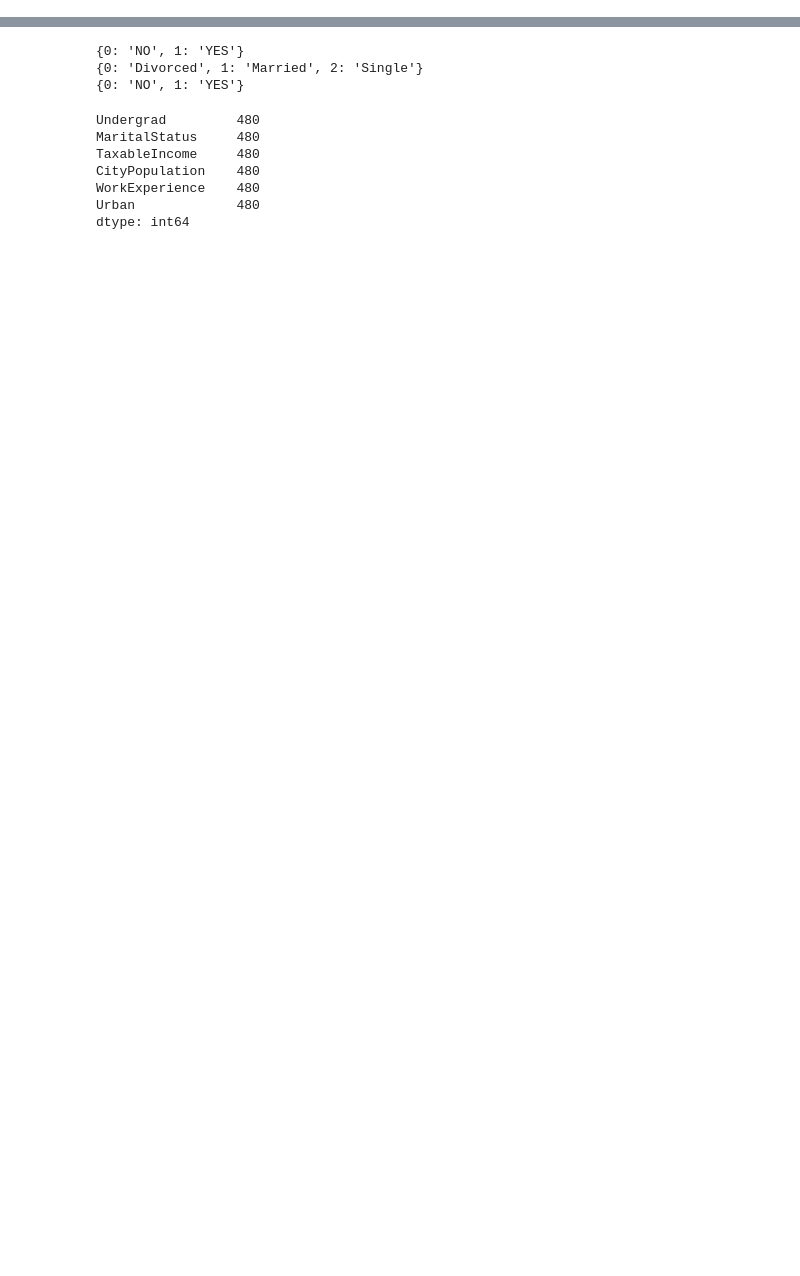
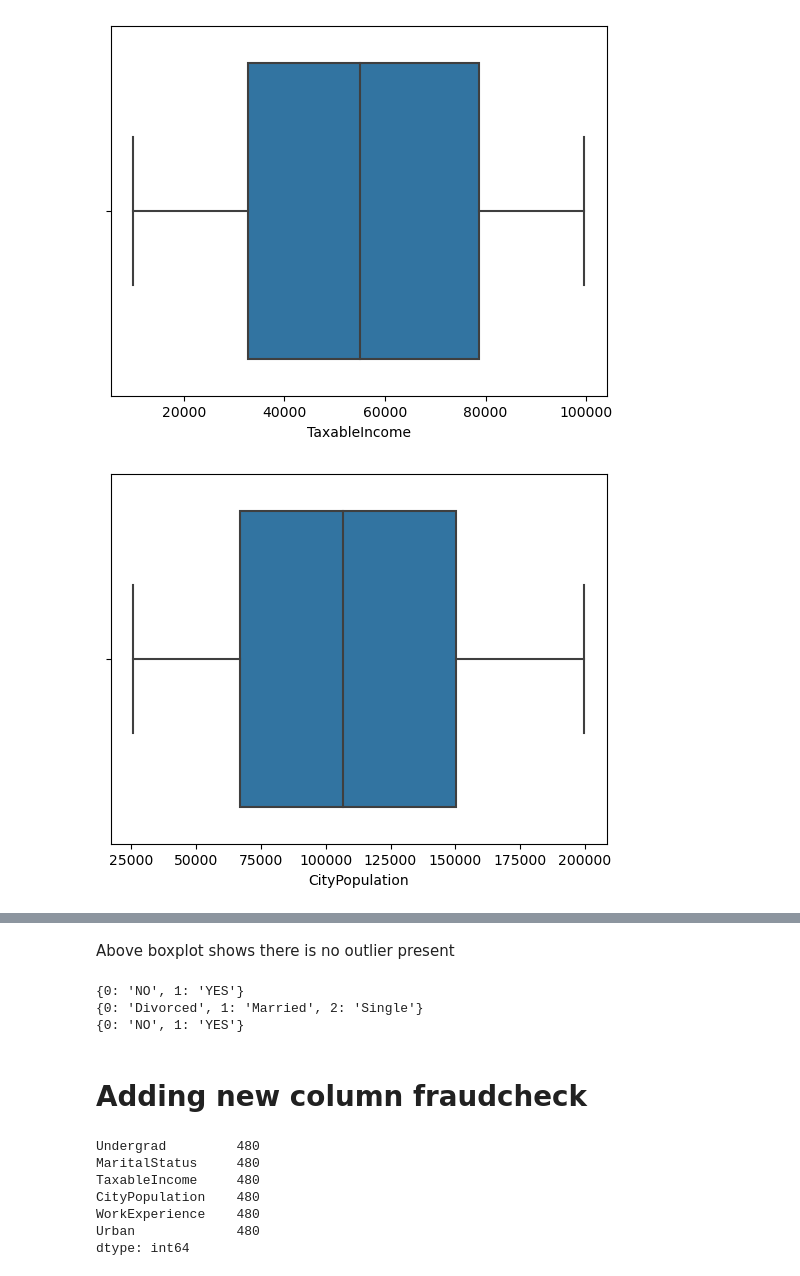
Before and after one commit to Apoorva023/Excelr-Assignment, a Jupyter notebook: Decision tree/Decision Tree Fraud Check.ipynb, the cells around one changed output, grey strips where cells are left out. Cells and saved outputs as stored; diff of their text form; code cells hidden in the pictures; blank space fills up the shorter version.

```diff
--- a/Decision tree/Decision Tree Fraud Check.ipynb
+++ b/Decision tree/Decision Tree Fraud Check.ipynb
@@ -32,0 +99,8 @@ memory usage: 28.2+ KB
+# %%
+column = ['TaxableIncome','CityPopulation','WorkExperience']
+for col in column:
+    sns.boxplot(df[col])
+    plt.show()
+# %% [output]
+[figure, added]
+[figure, added]
@@ -33,3 +108,5 @@ memory usage: 28.2+ KB
+# %% [markdown]
+Above boxplot shows there is no outlier present
 # %%
 # Select object columns
 object_columns = df.select_dtypes(include=['object']).columns
@@ -48,6 +125,8 @@ for col in object_columns:
 {0: 'NO', 1: 'YES'}
 {0: 'Divorced', 1: 'Married', 2: 'Single'}
 {0: 'NO', 1: 'YES'}
+# %% [markdown]
+# Adding new column fraudcheck
 # %%
 df["FraudCheck"] = df["TaxableIncome"].apply(lambda x: "Risky" if x <= 30000 else "Good")
 
```
Also changed, not shown: parts of 35 cells of this notebook.
